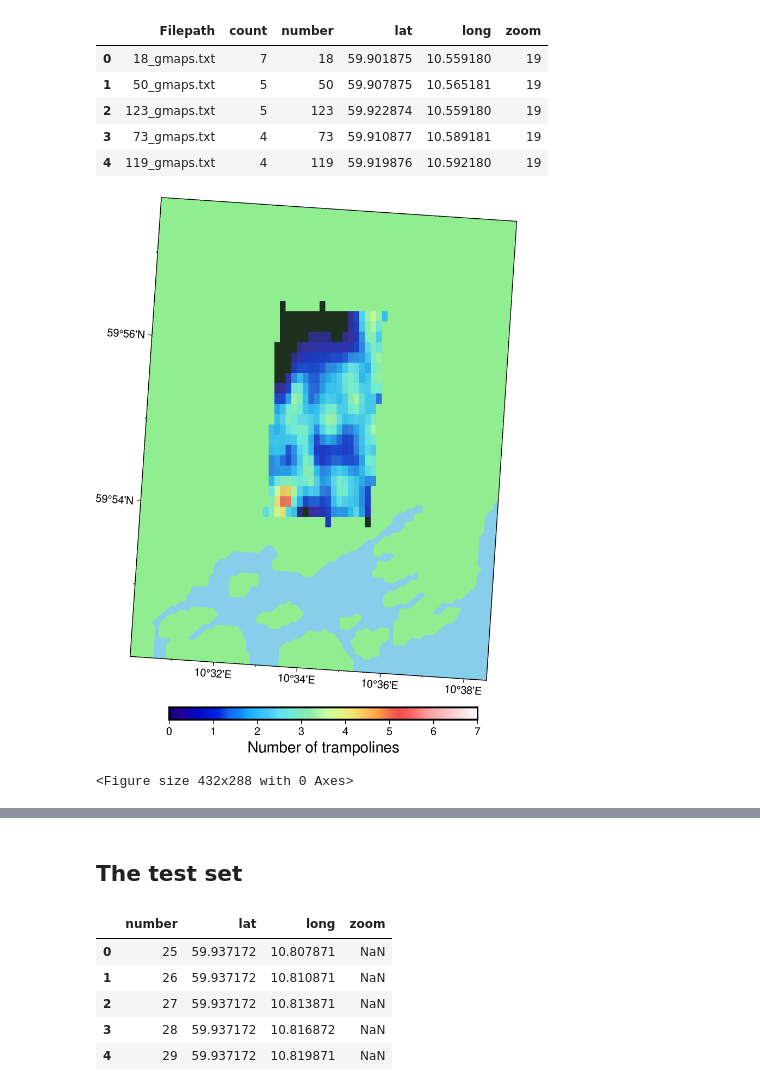
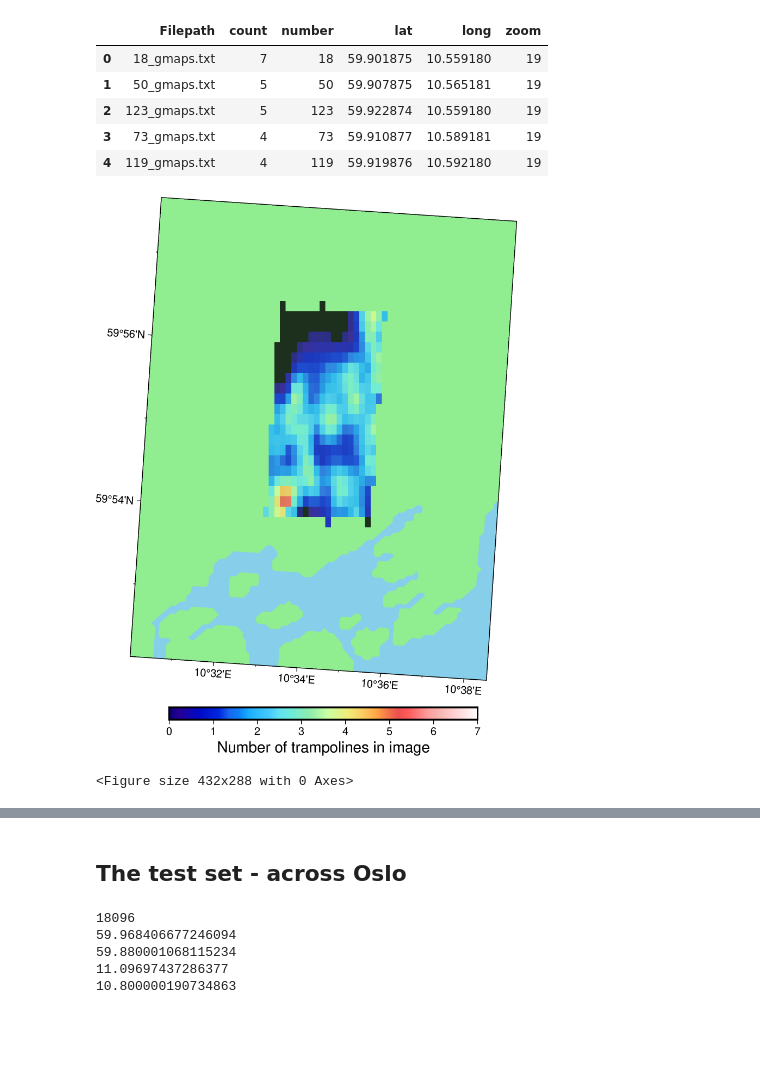
Before and after one commit to lukegriffiths/trampolines, a Jupyter notebook: visualisation.ipynb, the cells around one changed output, grey strips where cells are left out. Saved outputs shown, nothing was run; the diff lists cells and outputs as text; code cells hidden in the pictures; blank space fills up the shorter version.

```diff
--- a/visualisation.ipynb
+++ b/visualisation.ipynb
@@ -88,7 +88,7 @@ df_counts = pd.DataFrame(df['Filepath'].value_counts().reset_index())
 df_counts.columns = ['Filepath', 'count']
 
 # merge coordinate and trampoline number dataframes
-df = pd.merge(df_counts, df_coords, on='Filepath')
+df = pd.merge(df_coords, df_counts, on='Filepath', how='outer').fillna(0)
 print(f"Trampoline counts data for {len(df)} images")
 df.head()
 # %% [output]
@@ -103,39 +103,45 @@ Trampoline counts data for 110 images
 # %%
 #pygmt.sph2grd(data=df[['lat', 'long']])
 local_region = [df['long'].min(), df['long'].max(), df['lat'].min(), df['lat'].max()]
 
 trampoline_surface = pygmt.surface(data=df[['long', 'lat', 'count']], region=local_region, spacing=0.002)
 
 fig = pygmt.Figure()
 fig.basemap(region=region, projection="U33R/12c", frame=True)
 fig.coast(land="lightgreen", water="skyblue")
 pygmt.makecpt(cmap="haxby", series=[0, df['count'].max()])
 fig.grdimage(trampoline_surface, nan_transparent=True, transparency=20)
-fig.colorbar(frame=["a1f1", 'x+l"Number of trampolines"', "y"])
+fig.colorbar(frame=["a1f1", 'x+l"Number of trampolines in image"', "y"])
 #fig.plot(x=df.long, y=df.lat, style="c0.3c", color="white", pen="black")
 plt.tight_layout()
 fig.show()
 fig.savefig('./figures/trampoline_map_training_validation.png', dpi=400)
 # %% [output]
-[figure, old version]
+[figure, new version]
 <Figure size 432x288 with 0 Axes>
 # %% [markdown]
 The above fits with the area - residential areas have the most trampolines
 
 <img src="./resources/training_set_satellite.png" alt="Satellite images over training set" style="width: 300px;"/>
 # %% [markdown]
-## The test set
+## The test set - across Oslo
 # %%
 # load image coordinates
-df = pd.read_csv('./data/test/images.txt',  names=["number", "lat", "long", "zoom"])
+folder_path = Path('./images/data_2022-02-13_Oslo_E')
+df = pd.read_csv(folder_path / 'images.txt',  names=["number", "lat", "long", "zoom"])
+print(len(df))
 df.head()
+
+print(df.lat.max())
+print(df.lat.min())
+print(df.long.max())
+print(df.long.min())
 # %% [output]
-|  | number | lat | long | zoom |
-| 0 | 25 | 59.937172 | 10.807871 | NaN |
-| 1 | 26 | 59.937172 | 10.810871 | NaN |
-| 2 | 27 | 59.937172 | 10.813871 | NaN |
-| 3 | 28 | 59.937172 | 10.816872 | NaN |
-| 4 | 29 | 59.937172 | 10.819871 | NaN |
+18096
+59.968406677246094
+59.880001068115234
+11.09697437286377
+10.800000190734863
 # %%
 import pygmt
 
```
Also changed, not shown: parts of 7 cells of this notebook, 7 other files.
